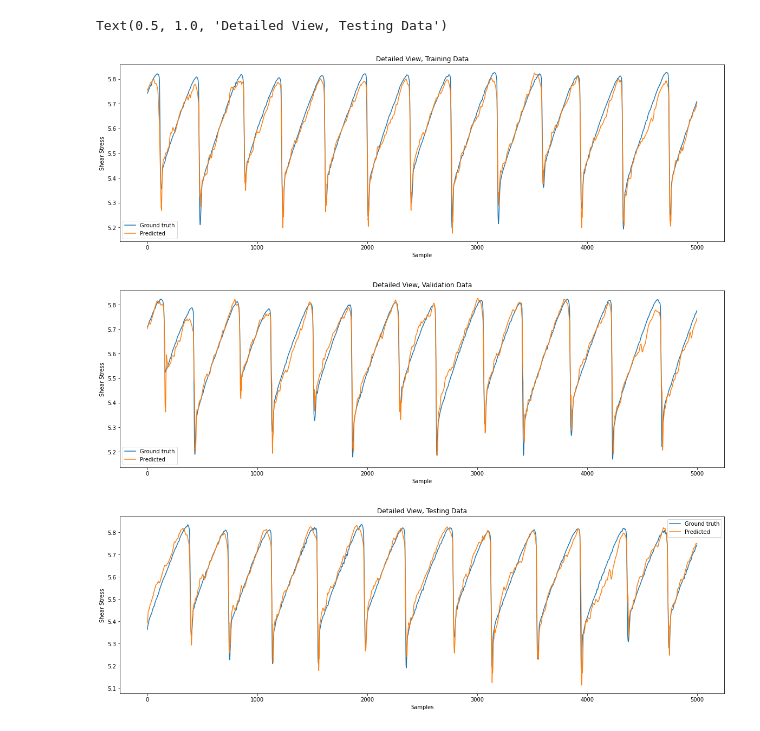
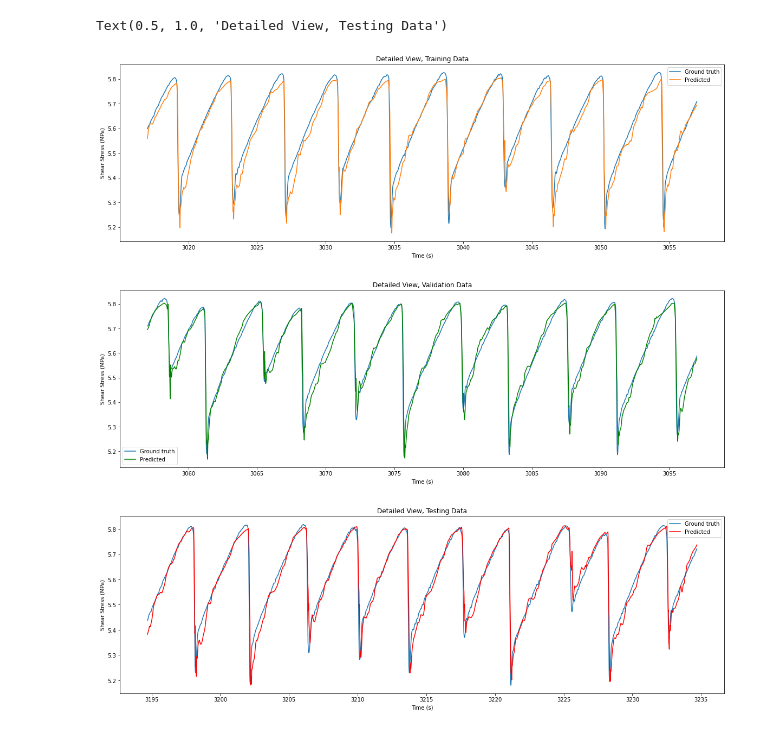
Before and after one commit to vrushaligirkar/Labquake-Prediction, a Jupyter notebook: DeepLearning/mlp_ssttf.ipynb, the cells around one changed output. Drawn from its saved outputs; the diff is of its cells as text; code cells hidden in the pictures.

```diff
--- a/DeepLearning/mlp_ssttf.ipynb
+++ b/DeepLearning/mlp_ssttf.ipynb
@@ -36,16 +33,19 @@ def create_timesteps(data, n_steps):
 		y.append(y1)
 	return np.array(x), np.array(y)
 # %%
-
 # Load the data
 
 data = loadmat('/content/drive/My Drive/Colab Notebooks/Labquake_prediction/MLpreprocessed_code/data/p5270_ML_Master.mat')
+m_t = pd.DataFrame({'Time':data['Time'].ravel().round(2), 'SS':data['SS'].ravel(), 'TTF':data['TTF'].ravel()})
+a_t = pd.DataFrame({'Time':data['LocalAcTime'].ravel().round(2), 'V_filt':data['V_filt'].ravel(), 'Vel_pc':data['Vel_pc'].ravel()})
+df1 = a_t.merge(m_t, on='Time')
 
-m_t = pd.DataFrame({'Time':data['Time'].ravel().round(2),  'SS':data['SS'].ravel(), 'TTF':data['TTF'].ravel()})
-a_t = pd.DataFrame({'Time':data['LocalAcTime'].ravel().round(2), 'A_filt':data['A_filt'].ravel(), 'V_filt':data['V_filt'].ravel(),
-                    'T_pc':data['T_pc'].ravel(), 'Vel_pc':data['Vel_pc'].ravel(), 'T_der':data['T_der'].ravel(), 'Vel_der':data['Vel_der'].ravel()})
+data2 = loadmat('/content/drive/My Drive/Colab Notebooks/Labquake_prediction/MLpreprocessed_code/data/p5270_run1_pp_wAmp.mat')
+df2 = pd.DataFrame({'maxFreqI_filt':data2['maxFreqI_filt'][3786:136185].ravel(), 'freqQAmpI_filt':data2['freqQAmpI_filt'][3786:136185].ravel(),
+                    'freqQAmpI_filt_pc':data2['freqQAmpI_filt_pc'].ravel()})
 
-df = a_t.merge(m_t, on='Time')
+df = pd.concat([df1, df2], axis=1)
 
-print("Input data: ", df.shape)
+df = df[['freqQAmpI_filt', 'freqQAmpI_filt_pc', 'V_filt', 'Vel_pc', 'maxFreqI_filt', 'SS', 'TTF']]
+print("Input data:\n", df)
 # %% [output]
@@ -231,34 +305,35 @@ results_plot(6, y_test[:,1], y_predTest[1], 'Testing data', 'TTF')
 # %%
-# Detailed view of SS plots
+# Detailed view of the plots
 
-n=5000
+n=4000
 
 fig = plt.figure(4, figsize=(20,6))
-plt.plot(Y_train[-n:,0])
-plt.plot(y_predTrain[0][-n:])
-plt.xlabel('Sample')
-plt.ylabel('Shear Stress')
+plt.plot(traintime[-n:], Y_train[-n:,0])
+plt.plot(traintime[-n:], y_predTrain[0][-n:])
+plt.xlabel('Time (s)')
+plt.ylabel('Shear Stress (MPa)')
 plt.legend(['Ground truth', 'Predicted'])
 plt.title('Detailed View, Training Data')
 
 fig = plt.figure(5, figsize=(20,6))
-plt.plot(Y_val[:n,0])
-plt.plot(y_predVal[0][:n])
-plt.xlabel('Sample')
-plt.ylabel('Shear Stress')
+plt.plot(valtime[:n], Y_val[:n,0])
+plt.plot(valtime[:n], y_predVal[0][:n], 'g')
+plt.xlabel('Time (s)')
+plt.ylabel('Shear Stress (MPa)')
 plt.legend(['Ground truth', 'Predicted'])
 plt.title('Detailed View, Validation Data')
 
+st_i = 3200
 fig = plt.figure(6, figsize=(20,6))
-plt.plot(y_test[:n,0])
-plt.plot(y_predTest[0][:n])
-plt.xlabel('Samples')
-plt.ylabel('Shear Stress')
+plt.plot(testtime[st_i:st_i+n], y_test[st_i:st_i+n,0])
+plt.plot(testtime[st_i:st_i+n], y_predTest[0][st_i:st_i+n], 'r')
+plt.xlabel('Time (s)')
+plt.ylabel('Shear Stress (MPa)')
 plt.legend(['Ground truth', 'Predicted'])
 plt.title('Detailed View, Testing Data')
 # %% [output]
 Text(0.5, 1.0, 'Detailed View, Testing Data')
-[figure, old version]
+[figure, new version]
-[figure, old version]
+[figure, new version]
-[figure, old version]
+[figure, new version]
 # %%
```
Also changed, not shown: parts of 15 cells of this notebook, 2 other files.
